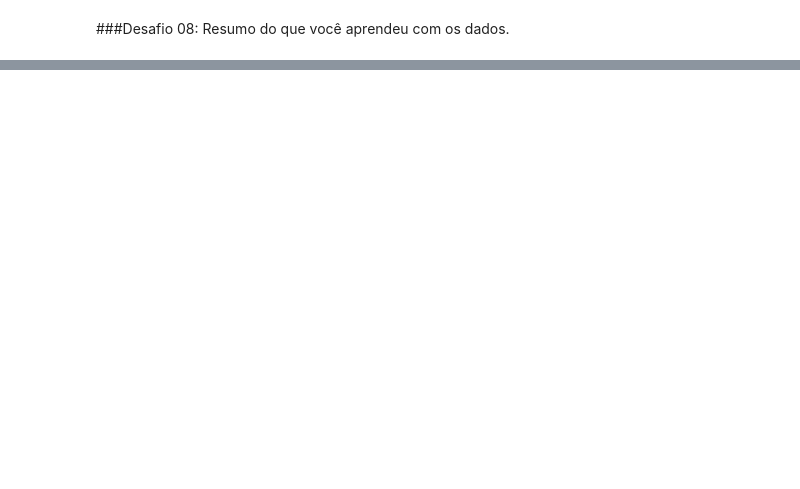
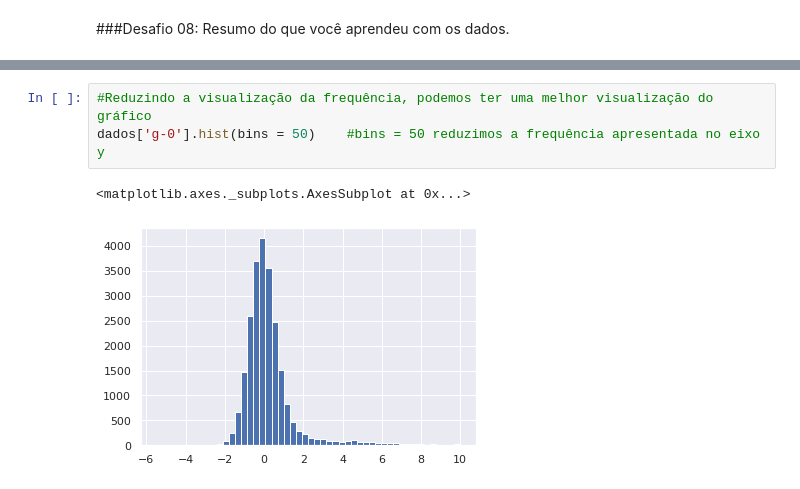
Before and after one commit to weltonrosa/Curso_Alura_ImersaoDados, a Jupyter notebook: Imersão_Dados.ipynb, the cells around one changed output, grey strips where cells are left out. Drawn from its saved outputs; the diff is of its cells as text; blank space fills up the shorter version.

```diff
--- a/Imersão_Dados.ipynb
+++ b/Imersão_Dados.ipynb
@@ -312,0 +582,6 @@ Ficou evidente para mim que a linguagem python possibilita criar diversas maneir
+# %%
+#Reduzindo a visualização da frequência, podemos ter uma melhor visualização do gráfico
+dados['g-0'].hist(bins = 50)    #bins = 50 reduzimos a frequência apresentada no eixo y
+# %% [output]
+<matplotlib.axes._subplots.AxesSubplot at 0x...>
+[figure, added]
```
Also changed, not shown: parts of 87 cells of this notebook.
